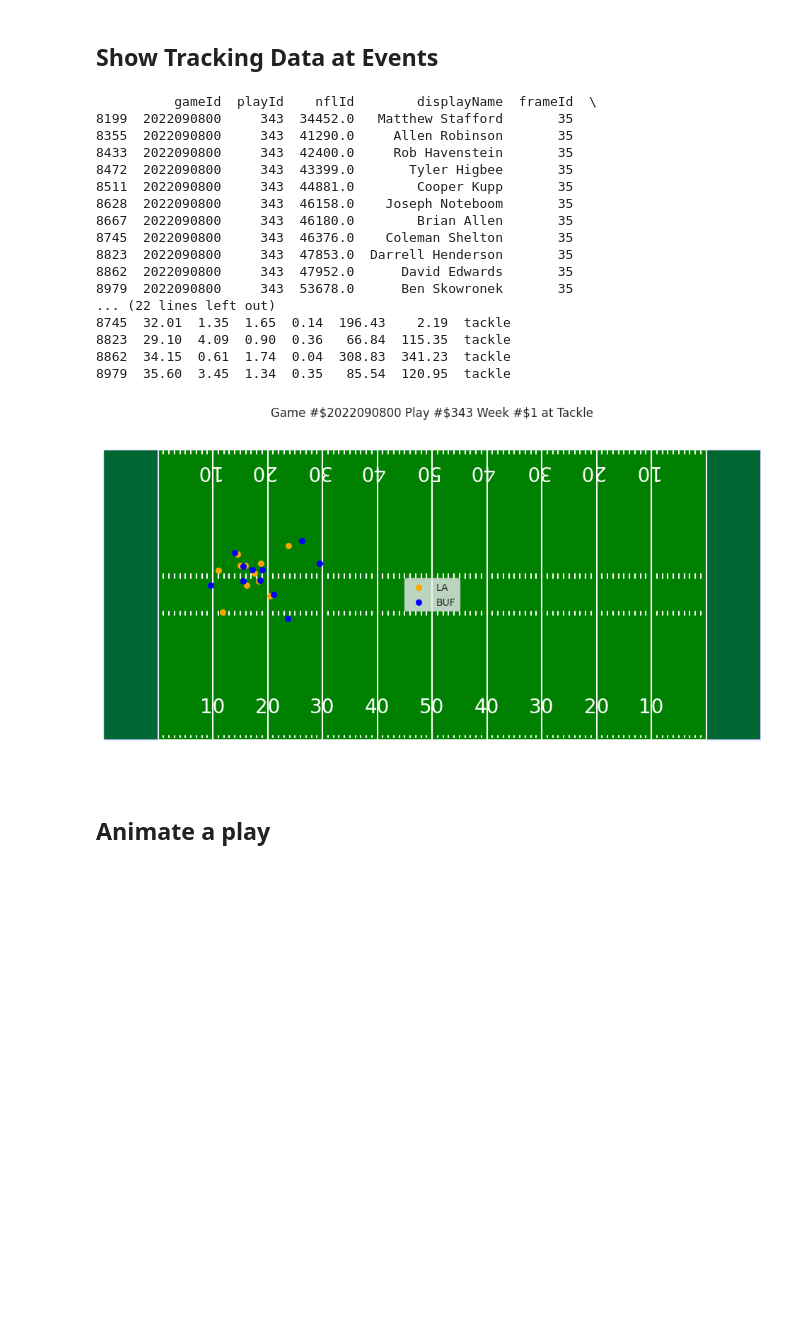
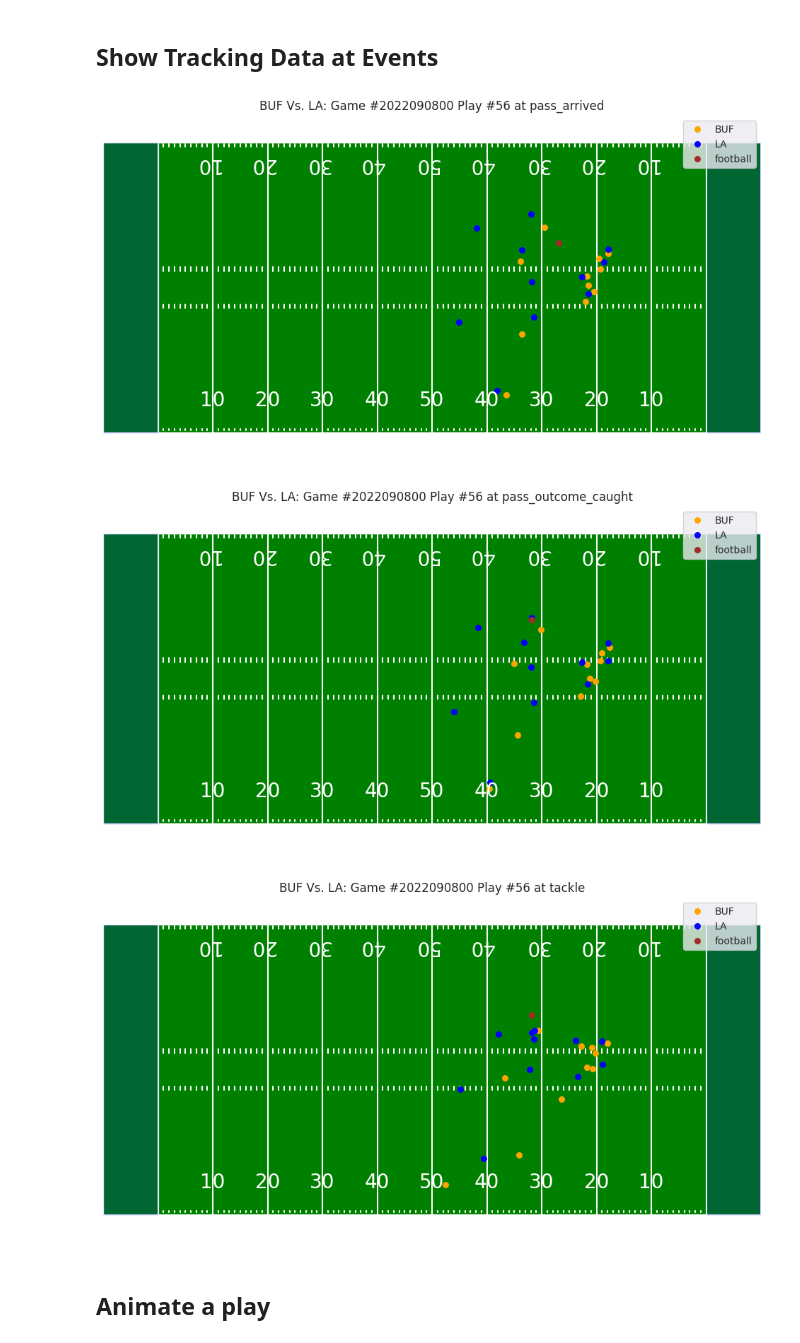
Before and after one commit to PaulASeward/CastleDefense, a Jupyter notebook: visualizeGreenField.ipynb, the cells around one changed output. Cells and saved outputs as stored; diff of their text form; code cells hidden in the pictures; blank space fills up the shorter version.

```diff
--- a/visualizeGreenField.ipynb
+++ b/visualizeGreenField.ipynb
@@ -32,28 +14,13 @@ plt.show()
 ## Show Tracking Data at Events
 # %%
 gameId = 2022090800
-playId = 343
+playId = 56
 week = 1
 
 plot_single_play_events(playId, gameId, week)
 # %% [output]
-          gameId  playId    nflId        displayName  frameId  \
-8199  2022090800     343  34452.0   Matthew Stafford       35
-8355  2022090800     343  41290.0     Allen Robinson       35
-8433  2022090800     343  42400.0     Rob Havenstein       35
-8472  2022090800     343  43399.0       Tyler Higbee       35
-8511  2022090800     343  44881.0        Cooper Kupp       35
-8628  2022090800     343  46158.0    Joseph Noteboom       35
-8667  2022090800     343  46180.0        Brian Allen       35
-8745  2022090800     343  46376.0    Coleman Shelton       35
-8823  2022090800     343  47853.0  Darrell Henderson       35
-8862  2022090800     343  47952.0      David Edwards       35
-8979  2022090800     343  53678.0      Ben Skowronek       35
-... (22 lines left out)
-8745  32.01  1.35  1.65  0.14  196.43    2.19  tackle
-8823  29.10  4.09  0.90  0.36   66.84  115.35  tackle
-8862  34.15  0.61  1.74  0.04  308.83  341.23  tackle
-8979  35.60  3.45  1.34  0.35   85.54  120.95  tackle
-[figure, old version]
+[figure, new version]
+[figure, added]
+[figure, added]
 # %% [markdown]
 ## Animate a play
```
Also changed, not shown: parts of 2 cells of this notebook, 2 other files.
